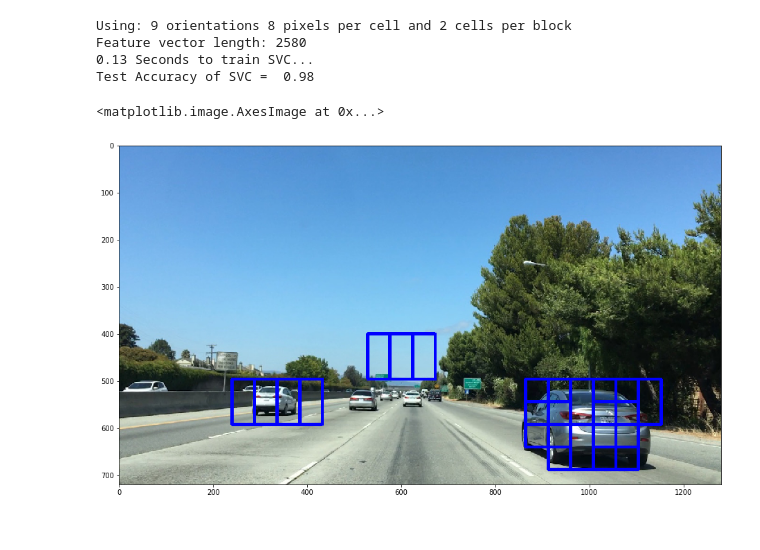
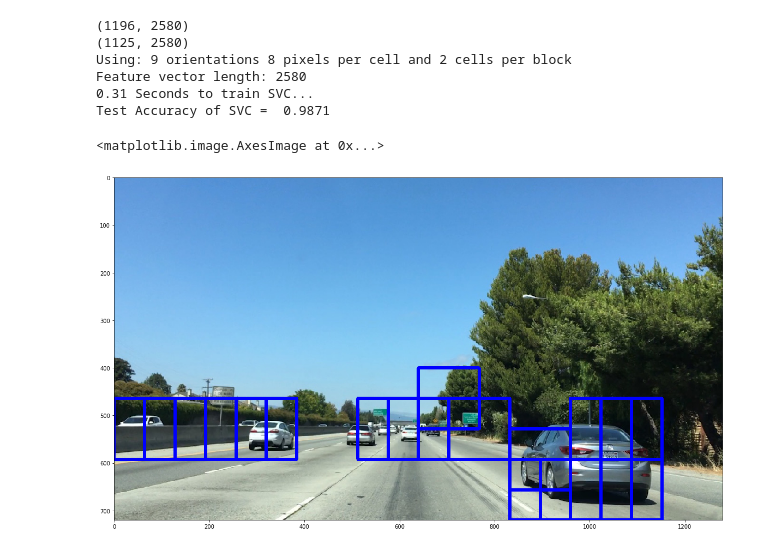
Before and after one commit to Alyxion/Udacity_SelfDrivingCarEngineerNd, a Jupyter notebook: 1_20_Object_Detection/SearchAndClassify.ipynb, the cells around one changed output. Saved outputs shown, nothing was run; the diff lists cells and outputs as text; code cells hidden in the pictures.

```diff
--- a/1_20_Object_Detection/SearchAndClassify.ipynb
+++ b/1_20_Object_Detection/SearchAndClassify.ipynb
@@ -161,6 +161,9 @@ import time
 from sklearn.svm import LinearSVC
 from sklearn.preprocessing import StandardScaler
 from skimage.feature import hog
+
+%matplotlib inline
+
 # from lesson_functions import *
 # NOTE: the next import is only valid for scikit-learn version <= 0.17
 # for scikit-learn >= 0.18 use:
@@ -211,6 +214,7 @@ def single_img_features(img, color_space='RGB', spatial_size=(32, 32),
             hog_features = get_hog_features(feature_image[:,:,hog_channel], orient,
                         pix_per_cell, cell_per_block, vis=False, feature_vec=True)
         #8) Append features to list
+
         img_features.append(hog_features)
 
     #9) Return concatenated array of features
@@ -251,18 +255,19 @@ def search_windows(img, windows, clf, scaler, color_space='RGB',
 
 # Read in cars and notcars
 images = glob.glob('./../data/1_20_Object_Detection/classify_smallset/**/*.jpeg', recursive=True)
+# images = glob.glob('./../data/1_20_Object_Detection/classify/**/*.png', recursive=True)
 
 cars = []
 notcars = []
 for image in images:
-    if 'image' in image or 'extra' in image:
+    if 'non-vehicles' in image:
         notcars.append(image)
     else:
         cars.append(image)
 
 # Reduce the sample size because
 # The quiz evaluator times out after 13s of CPU time
-sample_size = 500
+sample_size = 2000
 cars = cars[0:sample_size]
 notcars = notcars[0:sample_size]
 
@@ -291,6 +296,9 @@ notcar_features = extract_features(notcars, color_space=color_space,
                         cell_per_block=cell_per_block,
                         hog_channel=hog_channel, spatial_feat=spatial_feat,
                         hist_feat=hist_feat, hog_feat=hog_feat)
+
+print(np.array(car_features).shape)
+print(np.array(notcar_features).shape)
 
 # Create an array stack of feature vectors
 X = np.vstack((car_features, notcar_features)).astype(np.float64)
@@ -321,35 +329,37 @@ t2 = time.time()
 print(round(t2-t, 2), 'Seconds to train SVC...')
 # Check the score of the SVC
 print('Test Accuracy of SVC = ', round(svc.score(X_test, y_test), 4))
 # Check the prediction time for a single sample
 t=time.time()
 
 image = mpimg.imread('data/bbox-example-image.jpg')
 draw_image = np.copy(image)
 
 # Uncomment the following line if you extracted training
 # data from .png images (scaled 0 to 1 by mpimg) and the
 # image you are searching is a .jpg (scaled 0 to 255)
 #image = image.astype(np.float32)/255
 
 windows = slide_window(image, x_start_stop=[None, None], y_start_stop=y_start_stop,
-                    xy_window=(96, 96), xy_overlap=(0.5, 0.5))
+                    xy_window=(128, 128), xy_overlap=(0.5, 0.5))
 
 hot_windows = search_windows(image, windows, svc, X_scaler, color_space=color_space,
                         spatial_size=spatial_size, hist_bins=hist_bins,
                         orient=orient, pix_per_cell=pix_per_cell,
                         cell_per_block=cell_per_block,
                         hog_channel=hog_channel, spatial_feat=spatial_feat,
                         hist_feat=hist_feat, hog_feat=hog_feat)
 
 window_img = draw_boxes(draw_image, hot_windows, color=(0, 0, 255), thick=6)
 
-fig = plt.figure(figsize=(20,9))
+fig = plt.figure(figsize=(20,12))
 plt.imshow(window_img)
 # %% [output]
+(1196, 2580)
+(1125, 2580)
 Using: 9 orientations 8 pixels per cell and 2 cells per block
 Feature vector length: 2580
-0.13 Seconds to train SVC...
-Test Accuracy of SVC =  0.98
+0.31 Seconds to train SVC...
+Test Accuracy of SVC =  0.9871
 <matplotlib.image.AxesImage at 0x...>
-[figure, old version]
+[figure, new version]
```
Also changed, not shown: 24 other files.
